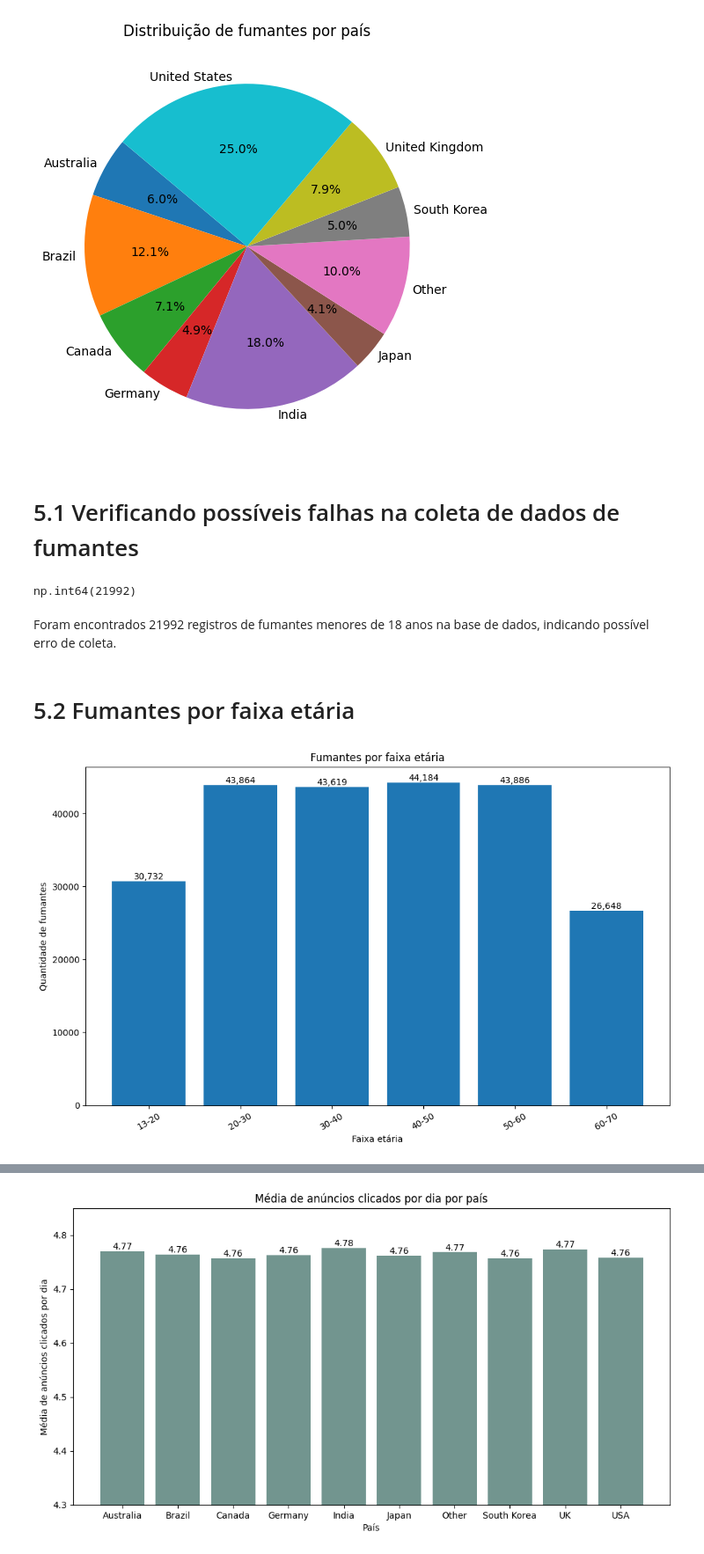
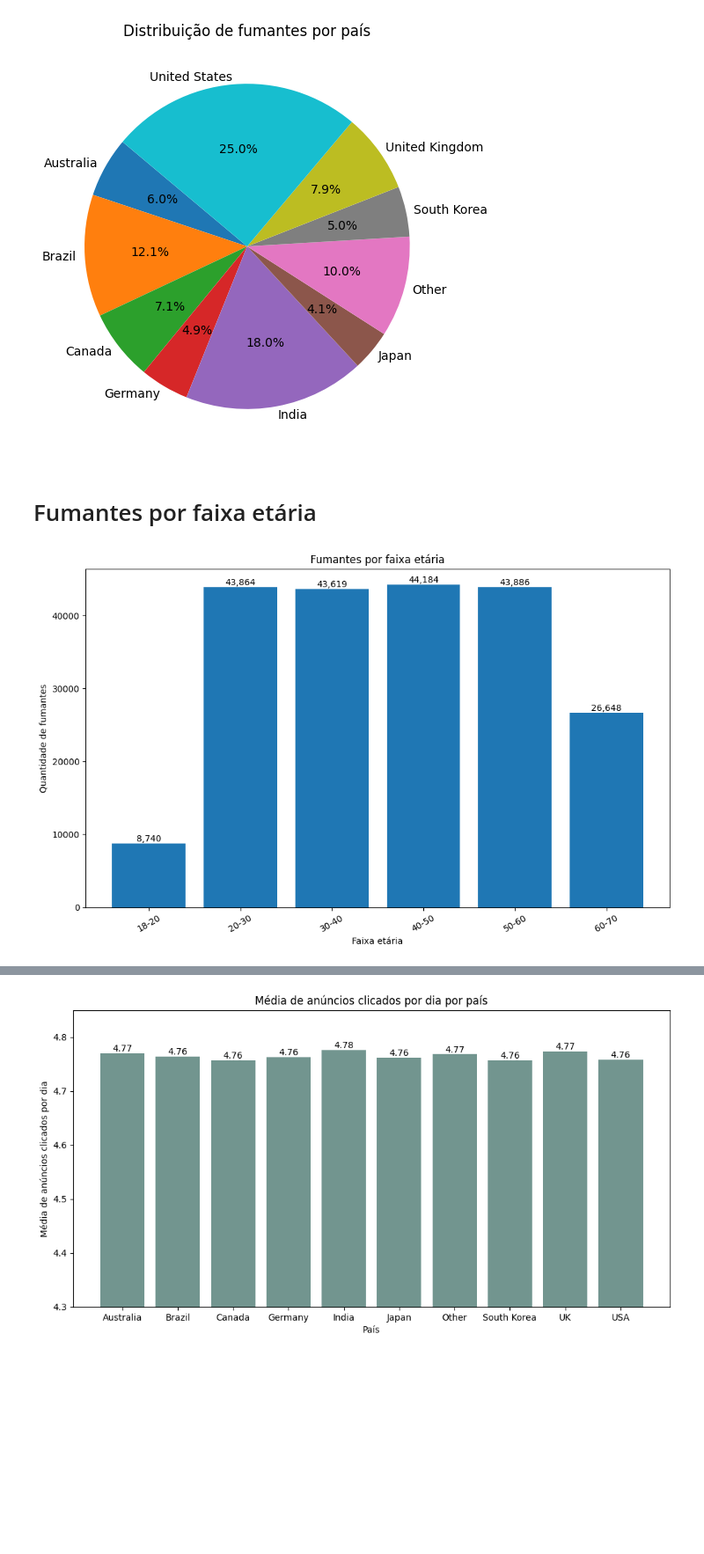
Before and after one commit to H3ytt0r62/SBD2-Social_Media_User_Analysis, a Jupyter notebook: Data layer/Raw/analytcs.ipynb, the cells around one changed output, grey strips where cells are left out. Shown at 88% size. Cells and saved outputs as stored; diff of their text form; code cells hidden in the pictures; blank space fills up the shorter version.

Commit message:
feat/ adição de verificalçao de impureza nos dados

```diff
--- a/Data layer/Raw/analytcs.ipynb
+++ b/Data layer/Raw/analytcs.ipynb
@@ -95,50 +136,41 @@ plt.title('Distribuição de fumantes por país')
 plt.show()
 # %% [output]
 [figure]
-# %% [markdown]
-# 5.1 Verificando possíveis falhas na coleta de dados de fumantes
-# %%
-qtd_menores = (df_fumantes['age'] < 18).sum()
-qtd_menores
-# %% [output]
-np.int64(21992)
-# %% [markdown]
-Foram encontrados 21992 registros de fumantes menores de 18 anos na base de dados, indicando possível erro de coleta.
 # %% [markdown]
-# 5.2 Fumantes por faixa etária
+# Fumantes por faixa etária
 # %%
-bins = [13, 20, 30, 40, 50, 60, 90]
-labels = ['13-20', '20-30', '30-40', '40-50', '50-60', '60-70']
+bins = [18, 20, 30, 40, 50, 60, 90]
+labels = ['18-20', '20-30', '30-40', '40-50', '50-60', '60-70']
 
 df_fumantes = df_raw.loc[df_raw['smoking'].str.lower() == 'yes'].copy()
 
 df_fumantes['faixa_etaria'] = pd.cut(
     df_fumantes['age'],
     bins=bins,
     labels=labels,
     right=False
 )
 
 fumantes_idade = df_fumantes['faixa_etaria'].value_counts().sort_index()
 
 plt.figure(figsize=(12, 7))
 bars = plt.bar(fumantes_idade.index, fumantes_idade.values)
 
 for bar in bars:
     height = bar.get_height()
     plt.text(
         bar.get_x() + bar.get_width() / 2,
         height,
         f'{height:,}',
         ha='center',
         va='bottom'
     )
 
 plt.title('Fumantes por faixa etária')
 plt.xlabel('Faixa etária')
 plt.ylabel('Quantidade de fumantes')
 plt.xticks(rotation=30)
 plt.show()
 # %% [output]
-[figure, old version]
+[figure, new version]
 # %% [markdown]
```
Also changed, not shown: parts of 17 cells of this notebook, 2 other files.
